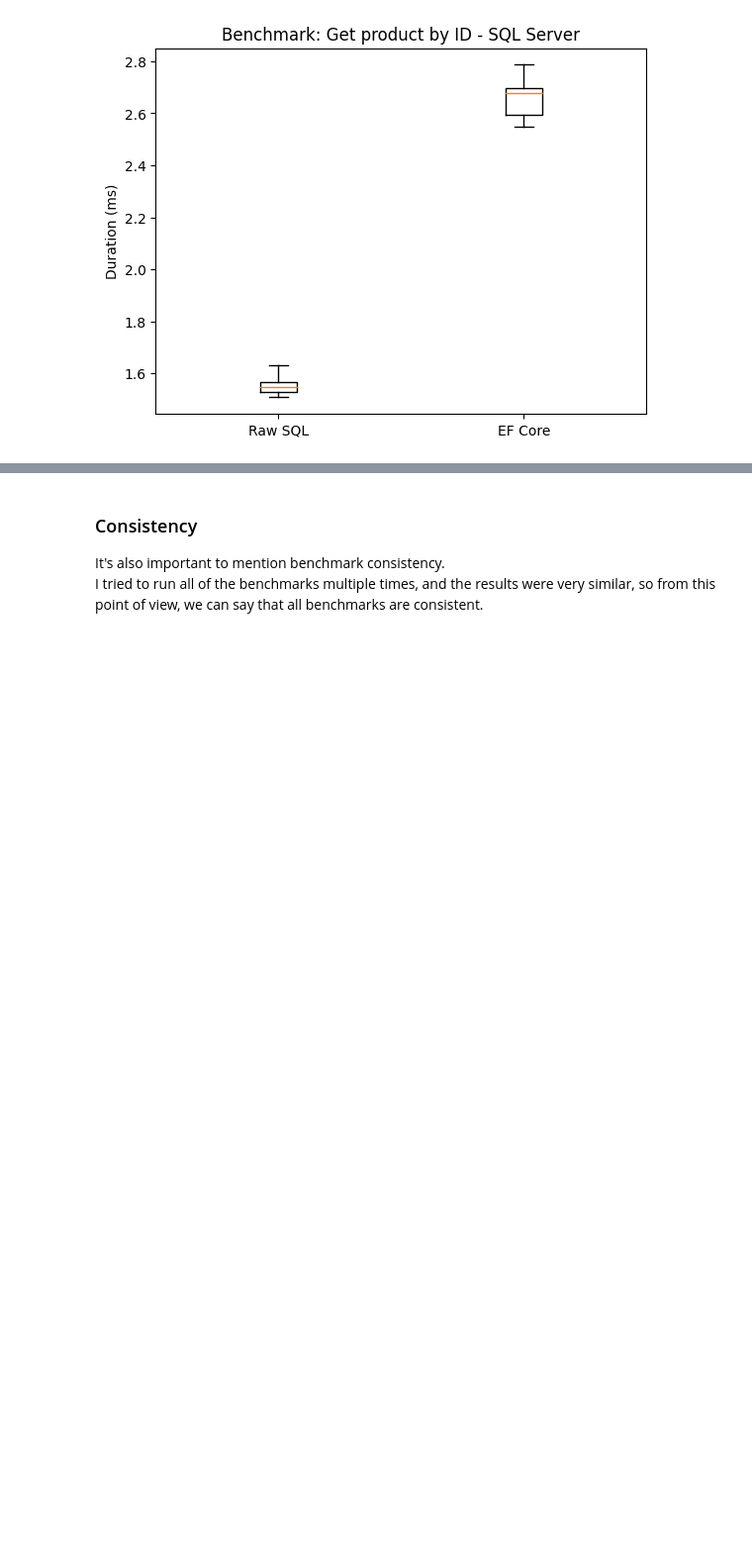
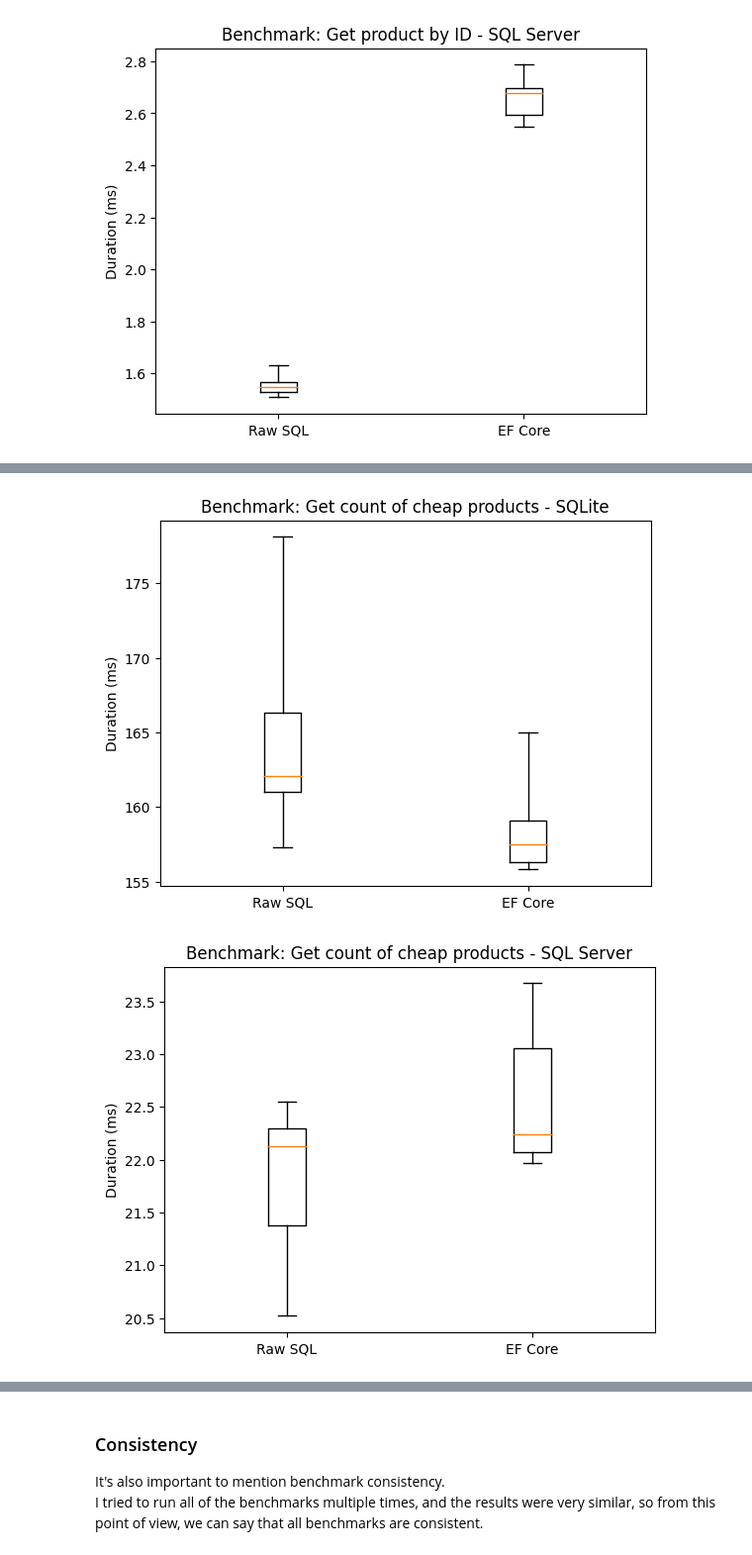
Before and after one commit to VL-CZ/NSWI131-dotnet-db-benchmarks, a Jupyter notebook: report.ipynb, the cells around one changed output, grey strips where cells are left out. Shown at 99% size. Drawn from its saved outputs; the diff is of its cells as text; code cells hidden in the pictures; blank space fills up the shorter version.

```diff
--- a/report.ipynb
+++ b/report.ipynb
@@ -166,0 +174,7 @@ render_benchmark_graphs(benchmark_name_raw, "Get product by ID", True, False)
+# %%
+benchmark_name_raw = "GetCountOfCheapProductsBenchmark"
+
+render_benchmark_graphs(benchmark_name_raw, "Get count of cheap products", False, False)
+# %% [output]
+[figure, added]
+[figure, added]
```
Also changed, not shown: parts of 5 cells of this notebook.
